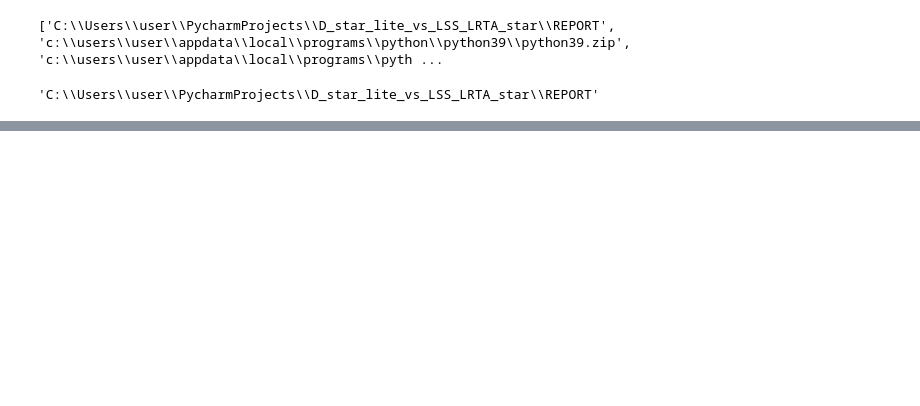
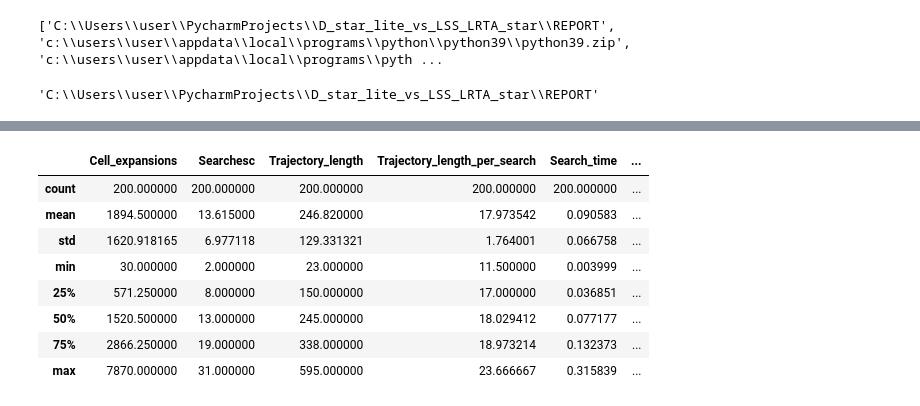
Before and after one commit to Pricolno/D_star_lite_vs_LSS_LRTA_star, a Jupyter notebook: REPORT/report.ipynb, the cells around one changed output, grey strips where cells are left out. Cells and saved outputs as stored; diff of their text form; code cells hidden in the pictures; blank space fills up the shorter version.

```diff
--- a/REPORT/report.ipynb
+++ b/REPORT/report.ipynb
@@ -36,0 +42,12 @@ Path found! Length: 113. Nodes created: 623. Number of expansions: 274.
+# %%
+factory_statistics.get_DataFrame().describe()
+# %% [output]
+|  | Cell_expansions | Searchesc | Trajectory_length | Trajectory_length_per_search | Search_time | ... |
+| count | 200.000000 | 200.000000 | 200.000000 | 200.000000 | 200.000000 | ... |
+| mean | 1894.500000 | 13.615000 | 246.820000 | 17.973542 | 0.090583 | ... |
+| std | 1620.918165 | 6.977118 | 129.331321 | 1.764001 | 0.066758 | ... |
+| min | 30.000000 | 2.000000 | 23.000000 | 11.500000 | 0.003999 | ... |
+| 25% | 571.250000 | 8.000000 | 150.000000 | 17.000000 | 0.036851 | ... |
+| 50% | 1520.500000 | 13.000000 | 245.000000 | 18.029412 | 0.077177 | ... |
+| 75% | 2866.250000 | 19.000000 | 338.000000 | 18.973214 | 0.132373 | ... |
+| max | 7870.000000 | 31.000000 | 595.000000 | 23.666667 | 0.315839 | ... |
```
Also changed, not shown: parts of 6 cells of this notebook.
